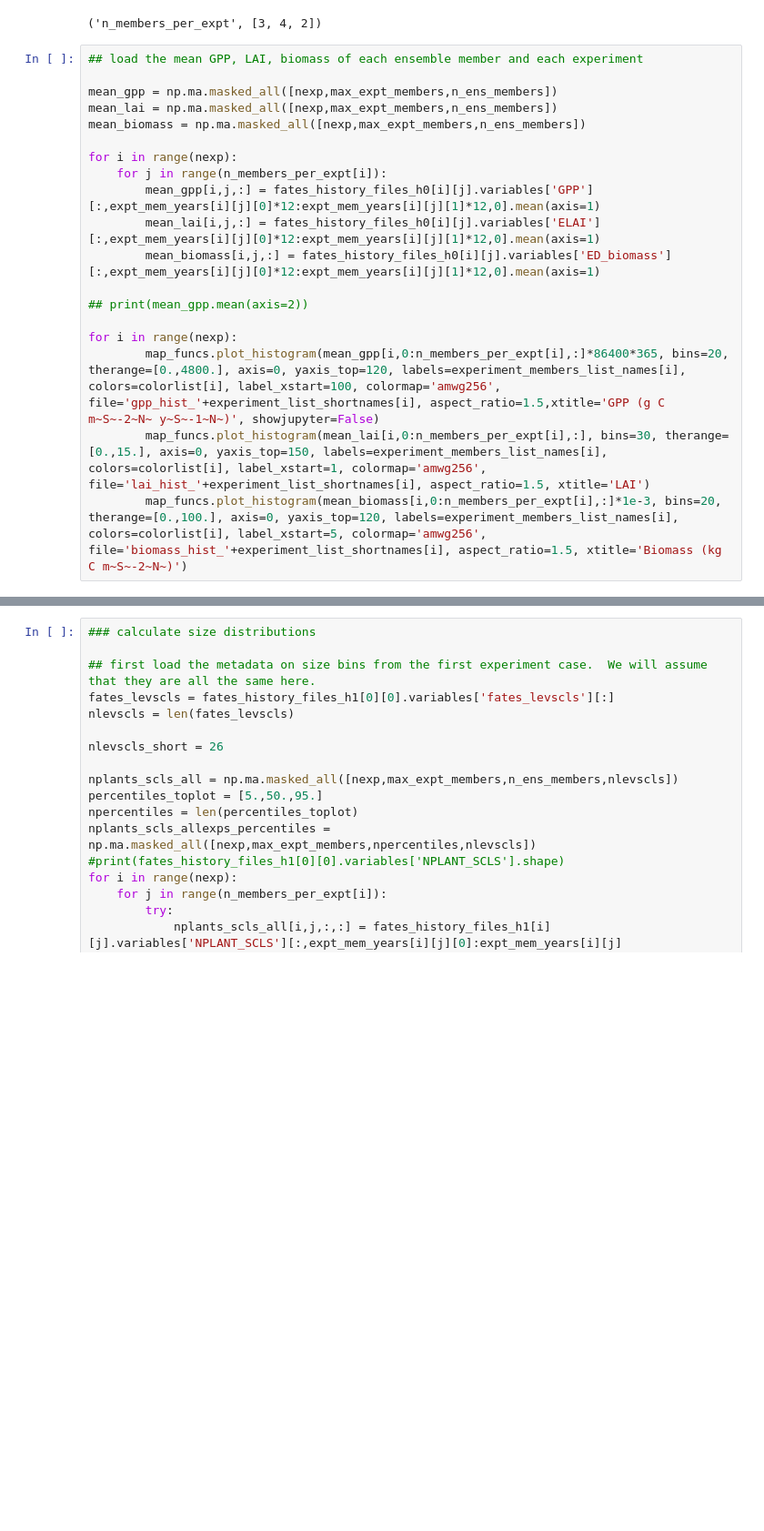
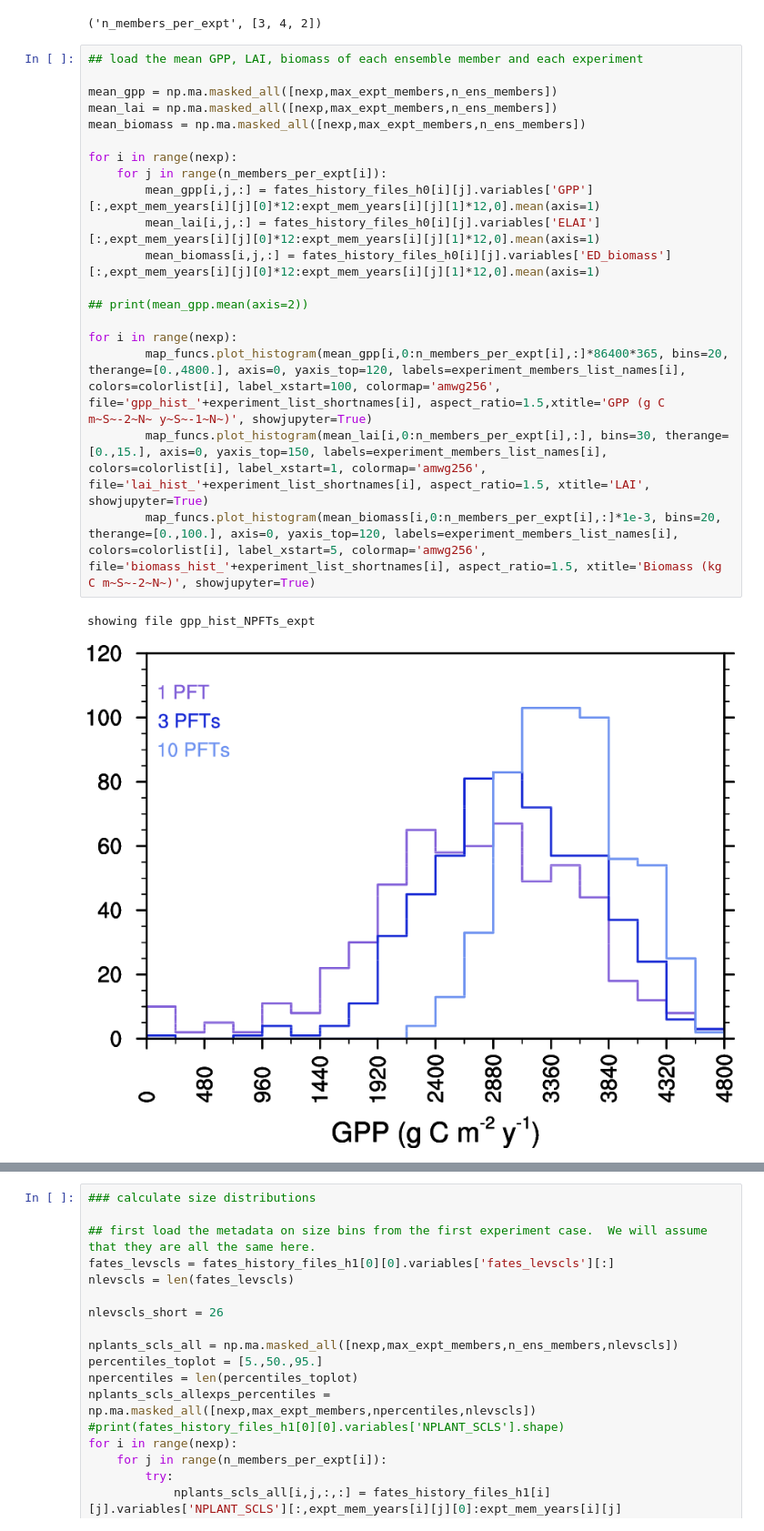
Before and after one commit to NGEET/testbeds, a Jupyter notebook: BCI_testbed/fates_output_analysis_npfts_expt.ipynb, the cells around one changed output, grey strips where cells are left out. Shown at 91% size. Cells and saved outputs as stored; diff of their text form; blank space fills up the shorter version.

Commit message:
updated fates_output_analysis_npfts_expt.ipynb and added figures

```diff
--- a/BCI_testbed/fates_output_analysis_npfts_expt.ipynb
+++ b/BCI_testbed/fates_output_analysis_npfts_expt.ipynb
@@ -113,19 +112,22 @@ colorlist = [
 # %%
 ## load the mean GPP, LAI, biomass of each ensemble member and each experiment
 
 mean_gpp = np.ma.masked_all([nexp,max_expt_members,n_ens_members])
 mean_lai = np.ma.masked_all([nexp,max_expt_members,n_ens_members])
 mean_biomass = np.ma.masked_all([nexp,max_expt_members,n_ens_members])
 
 for i in range(nexp):
     for j in range(n_members_per_expt[i]):
         mean_gpp[i,j,:] = fates_history_files_h0[i][j].variables['GPP'][:,expt_mem_years[i][j][0]*12:expt_mem_years[i][j][1]*12,0].mean(axis=1)
         mean_lai[i,j,:] = fates_history_files_h0[i][j].variables['ELAI'][:,expt_mem_years[i][j][0]*12:expt_mem_years[i][j][1]*12,0].mean(axis=1)
         mean_biomass[i,j,:] = fates_history_files_h0[i][j].variables['ED_biomass'][:,expt_mem_years[i][j][0]*12:expt_mem_years[i][j][1]*12,0].mean(axis=1)
 
 ## print(mean_gpp.mean(axis=2))
 
 for i in range(nexp):
-        map_funcs.plot_histogram(mean_gpp[i,0:n_members_per_expt[i],:]*86400*365, bins=20, therange=[0.,4800.], axis=0, yaxis_top=120, labels=experiment_members_list_names[i], colors=colorlist[i], label_xstart=100, colormap='amwg256', file='gpp_hist_'+experiment_list_shortnames[i], aspect_ratio=1.5,xtitle='GPP (g C m~S~-2~N~ y~S~-1~N~)', showjupyter=False)
-        map_funcs.plot_histogram(mean_lai[i,0:n_members_per_expt[i],:], bins=30, therange=[0.,15.], axis=0, yaxis_top=150, labels=experiment_members_list_names[i], colors=colorlist[i], label_xstart=1, colormap='amwg256', file='lai_hist_'+experiment_list_shortnames[i], aspect_ratio=1.5, xtitle='LAI')
-        map_funcs.plot_histogram(mean_biomass[i,0:n_members_per_expt[i],:]*1e-3, bins=20, therange=[0.,100.], axis=0, yaxis_top=120, labels=experiment_members_list_names[i], colors=colorlist[i], label_xstart=5, colormap='amwg256', file='biomass_hist_'+experiment_list_shortnames[i], aspect_ratio=1.5, xtitle='Biomass (kg C m~S~-2~N~)')
+        map_funcs.plot_histogram(mean_gpp[i,0:n_members_per_expt[i],:]*86400*365, bins=20, therange=[0.,4800.], axis=0, yaxis_top=120, labels=experiment_members_list_names[i], colors=colorlist[i], label_xstart=100, colormap='amwg256', file='gpp_hist_'+experiment_list_shortnames[i], aspect_ratio=1.5,xtitle='GPP (g C m~S~-2~N~ y~S~-1~N~)', showjupyter=True)
+        map_funcs.plot_histogram(mean_lai[i,0:n_members_per_expt[i],:], bins=30, therange=[0.,15.], axis=0, yaxis_top=150, labels=experiment_members_list_names[i], colors=colorlist[i], label_xstart=1, colormap='amwg256', file='lai_hist_'+experiment_list_shortnames[i], aspect_ratio=1.5, xtitle='LAI', showjupyter=True)
+        map_funcs.plot_histogram(mean_biomass[i,0:n_members_per_expt[i],:]*1e-3, bins=20, therange=[0.,100.], axis=0, yaxis_top=120, labels=experiment_members_list_names[i], colors=colorlist[i], label_xstart=5, colormap='amwg256', file='biomass_hist_'+experiment_list_shortnames[i], aspect_ratio=1.5, xtitle='Biomass (kg C m~S~-2~N~)', showjupyter=True)
+# %% [output]
+showing file gpp_hist_NPFTs_expt
+[figure, added]
```
Also changed, not shown: parts of 17 cells of this notebook.
